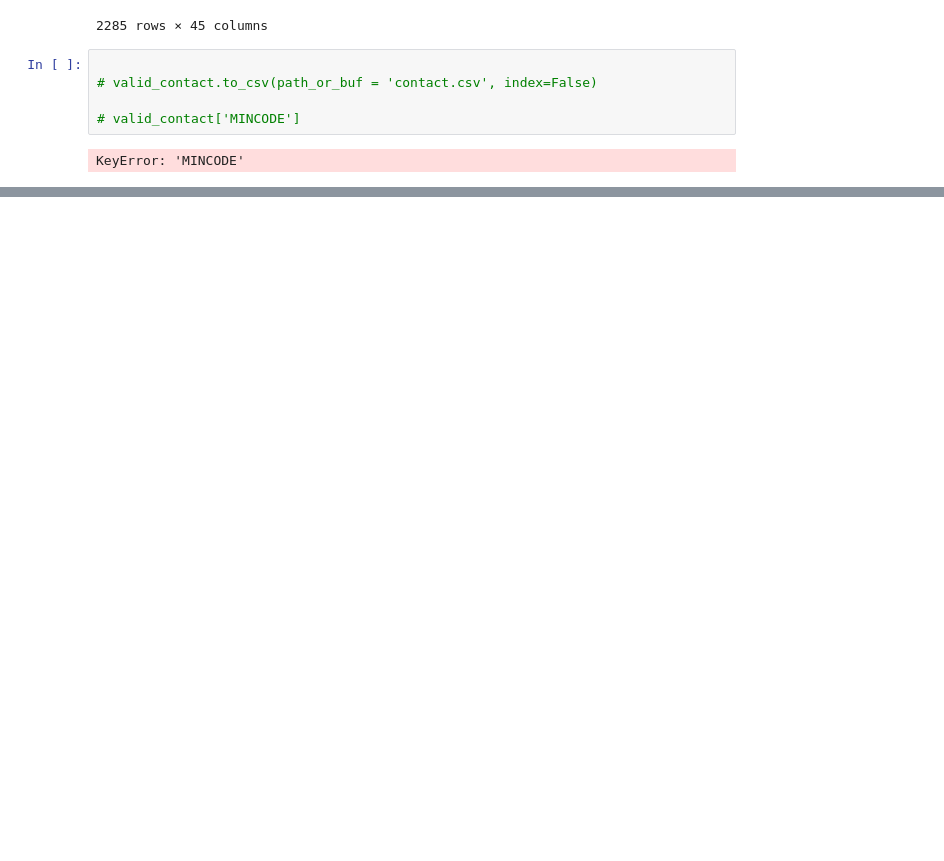
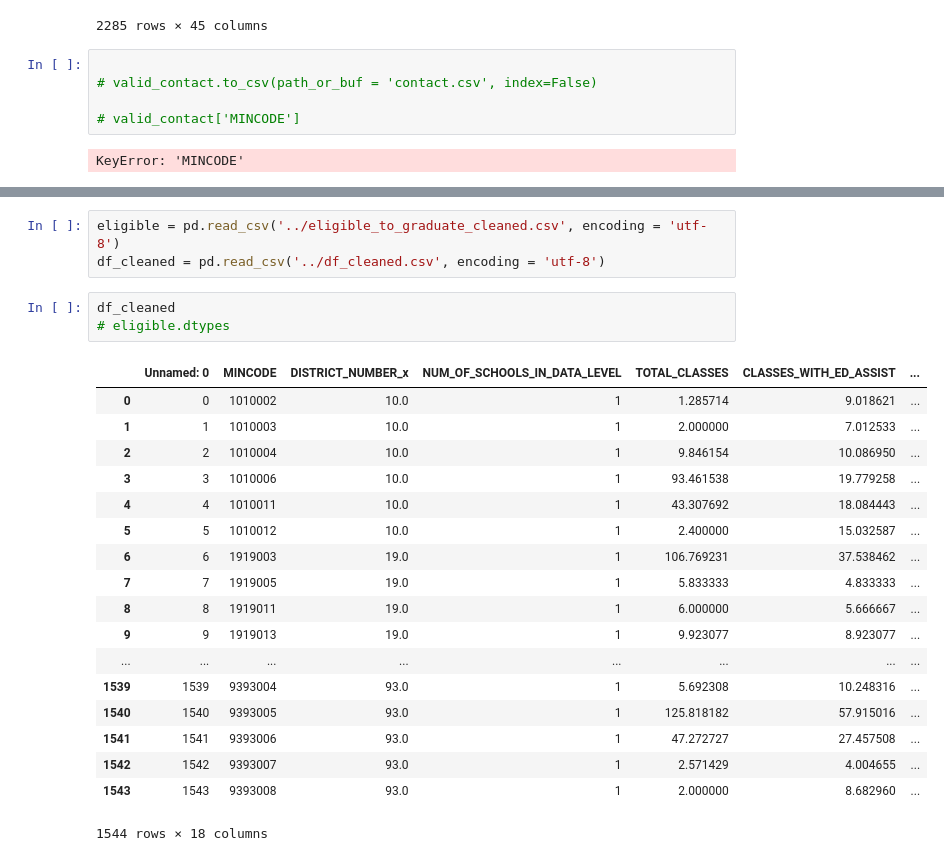
Before and after one commit to harrisonxia/DeloitteAIHacks-Team-1, a Jupyter notebook: mapping/addressToLocation.ipynb, the cells around one changed output, grey strips where cells are left out. Saved outputs shown, nothing was run; the diff lists cells and outputs as text; blank space fills up the shorter version.

```diff
--- a/mapping/addressToLocation.ipynb
+++ b/mapping/addressToLocation.ipynb
@@ -111,0 +132,25 @@ df.to_csv(path_or_buf = 'contact.csv', index=False)
+# %%
+eligible = pd.read_csv('../eligible_to_graduate_cleaned.csv', encoding = 'utf-8')
+df_cleaned = pd.read_csv('../df_cleaned.csv', encoding = 'utf-8')
+# %%
+df_cleaned
+# eligible.dtypes
+# %% [output]
+|  | Unnamed: 0 | MINCODE | DISTRICT_NUMBER_x | NUM_OF_SCHOOLS_IN_DATA_LEVEL | TOTAL_CLASSES | CLASSES_WITH_ED_ASSIST | ... |
+| 0 | 0 | 1010002 | 10.0 | 1 | 1.285714 | 9.018621 | ... |
+| 1 | 1 | 1010003 | 10.0 | 1 | 2.000000 | 7.012533 | ... |
+| 2 | 2 | 1010004 | 10.0 | 1 | 9.846154 | 10.086950 | ... |
+| 3 | 3 | 1010006 | 10.0 | 1 | 93.461538 | 19.779258 | ... |
+| 4 | 4 | 1010011 | 10.0 | 1 | 43.307692 | 18.084443 | ... |
+| 5 | 5 | 1010012 | 10.0 | 1 | 2.400000 | 15.032587 | ... |
+| 6 | 6 | 1919003 | 19.0 | 1 | 106.769231 | 37.538462 | ... |
+| 7 | 7 | 1919005 | 19.0 | 1 | 5.833333 | 4.833333 | ... |
+| 8 | 8 | 1919011 | 19.0 | 1 | 6.000000 | 5.666667 | ... |
+| 9 | 9 | 1919013 | 19.0 | 1 | 9.923077 | 8.923077 | ... |
+| ... | ... | ... | ... | ... | ... | ... | ... |
+| 1539 | 1539 | 9393004 | 93.0 | 1 | 5.692308 | 10.248316 | ... |
+| 1540 | 1540 | 9393005 | 93.0 | 1 | 125.818182 | 57.915016 | ... |
+| 1541 | 1541 | 9393006 | 93.0 | 1 | 47.272727 | 27.457508 | ... |
+| 1542 | 1542 | 9393007 | 93.0 | 1 | 2.571429 | 4.004655 | ... |
+| 1543 | 1543 | 9393008 | 93.0 | 1 | 2.000000 | 8.682960 | ... |
+1544 rows × 18 columns
```
Also changed, not shown: parts of 5 cells of this notebook, 9 other files.
